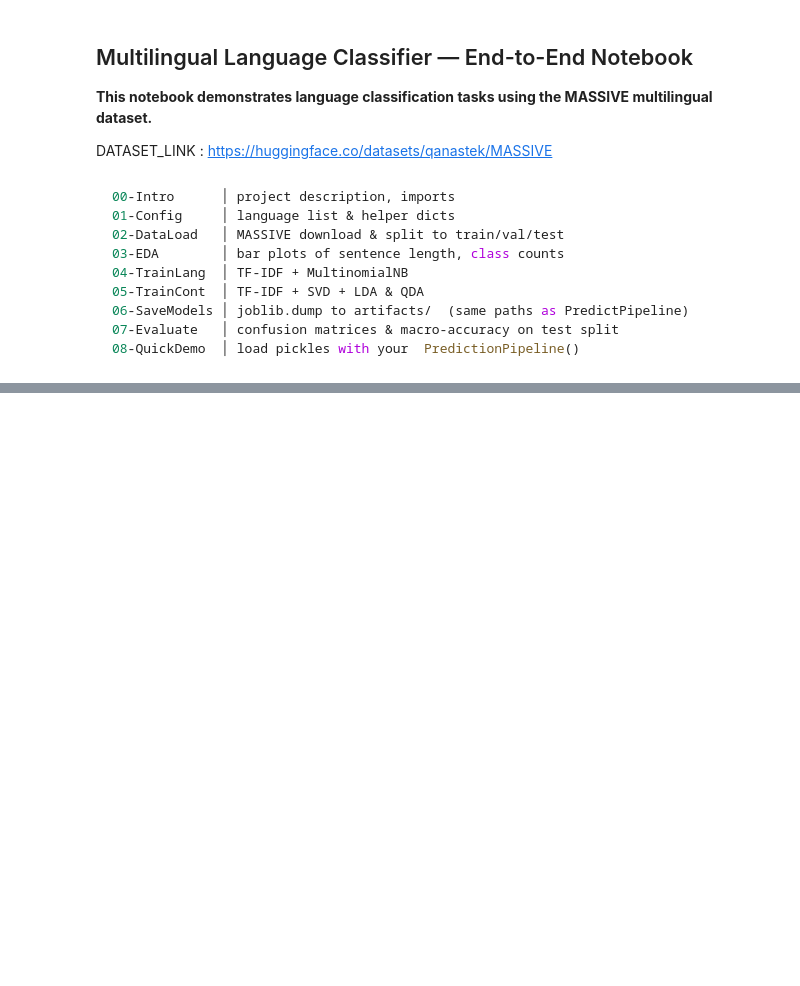
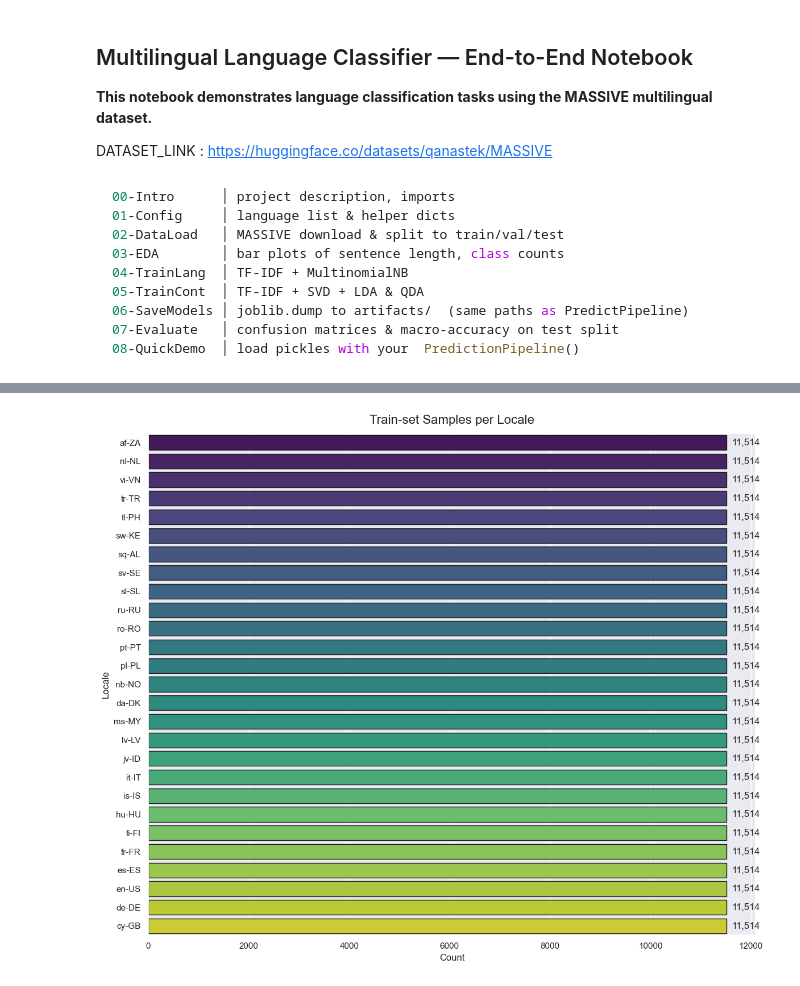
Before and after one commit to Sonalikasingh17/Multilingual-Language-Classifier, a Jupyter notebook: Multilingual_Language_Classifier.ipynb, the cells around one changed output, grey strips where cells are left out. Cells and saved outputs as stored; diff of their text form; code cells hidden in the pictures; blank space fills up the shorter version.

```diff
--- a/Multilingual_Language_Classifier.ipynb
+++ b/Multilingual_Language_Classifier.ipynb
@@ -46,10 +52,10 @@ print(massive_dataset[0])
 # %%
-# ARTIFACTS = Path("artifacts")
-# ARTIFACTS.mkdir(exist_ok=True)
+ARTIFACTS = Path("artifacts")
+ARTIFACTS.mkdir(exist_ok=True)
 
 # Paths
-ARTIFACTS = "artifacts"
-os.makedirs(ARTIFACTS, exist_ok=True)
+# ARTIFACTS = "artifacts"
+# os.makedirs(ARTIFACTS, exist_ok=True)
 # %%
 # 27 Roman-script locales
 LANGS: List[str] = [
@@ -124,8 +135,31 @@ print("Shapes:", train_df.shape, val_df.shape, test_df.shape)
 # %%
 # EDA Plots
 sns.set_theme(style="darkgrid")
-fig1 = plt.figure(figsize=(10,4))
-sns.countplot(data=train_df, y="locale", order=train_df.locale.value_counts().index)
-plt.title("Train samples per locale"); plt.tight_layout()
-fig1.savefig(ARTIFACTS/"samples_per_locale.png"); plt.close()
+fig, ax = plt.subplots(figsize=(12, 10))
+
+order = train_df["locale"].value_counts().index
+
+sns.countplot(
+    data=train_df,
+    y="locale",
+    order=order,
+    ax=ax,
+    palette="viridis",
+    edgecolor="k"
+)
+
+ax.set_title("Train-set Samples per Locale", fontsize=16, pad=12)
+ax.set_xlabel("Count")
+ax.set_ylabel("Locale")
+
+for p in ax.patches:
+    w = p.get_width()
+    ax.text(w + 100, p.get_y() + p.get_height()/2,
+            f"{int(w):,}", va="center")
+
+plt.tight_layout()
+fig.savefig(ARTIFACTS / "samples_per_locale.png", dpi=300)
+plt.show()
+# %% [output]
+[figure, added]
 # %%
```
Also changed, not shown: parts of 6 cells of this notebook.
